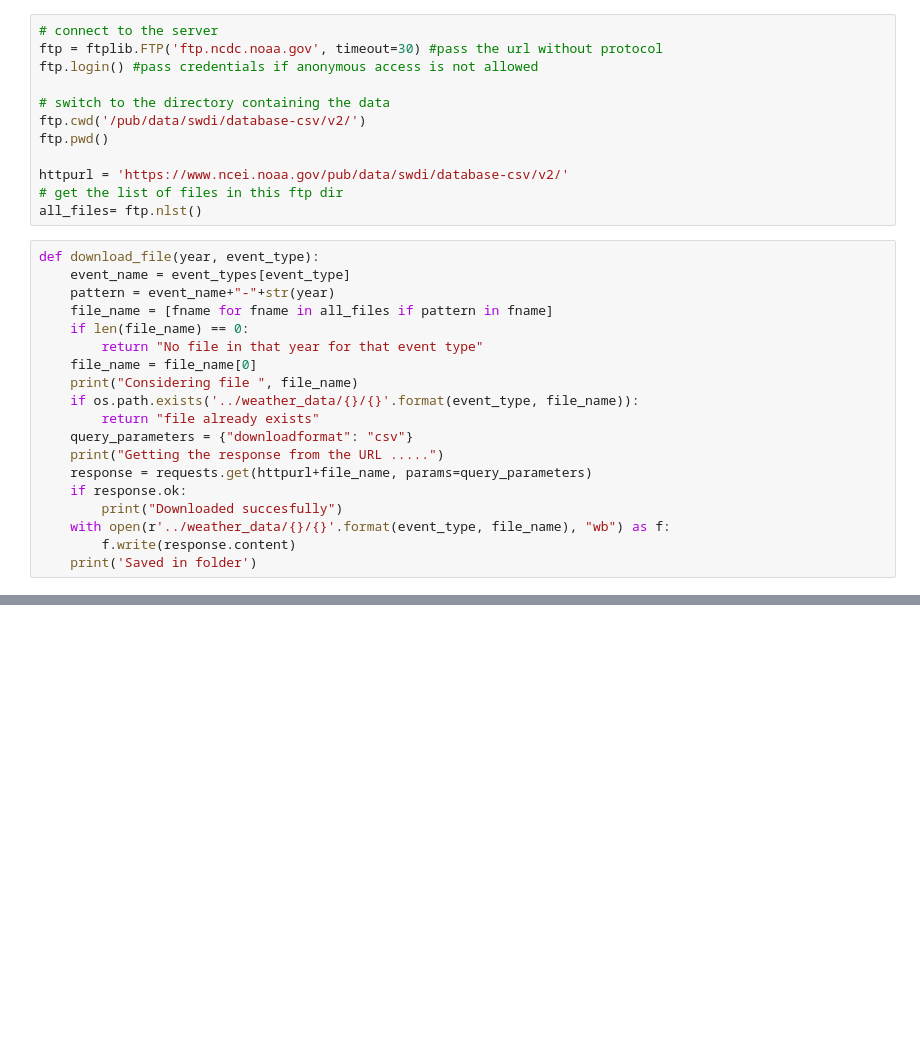
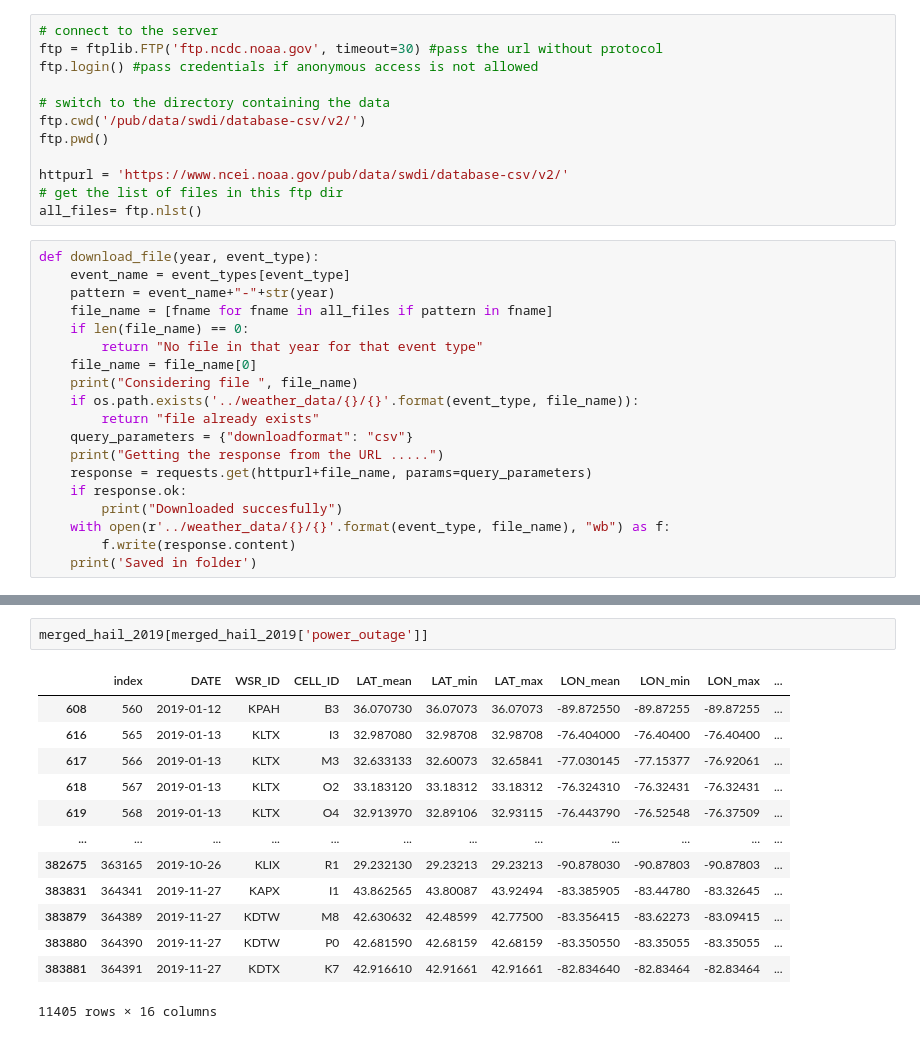
Before and after one commit to amourayuba/Power-Outage-Prediction, a Jupyter notebook: codes/merge.ipynb, the cells around one changed output, grey strips where cells are left out. Cells and saved outputs as stored; diff of their text form; blank space fills up the shorter version.

```diff
--- a/codes/merge.ipynb
+++ b/codes/merge.ipynb
@@ -144,0 +281,16 @@ merged_lightning_2019
+# %%
+merged_hail_2019[merged_hail_2019['power_outage']]
+# %% [output]
+|  | index | DATE | WSR_ID | CELL_ID | LAT_mean | LAT_min | LAT_max | LON_mean | LON_min | LON_max | ... |
+| 608 | 560 | 2019-01-12 | KPAH | B3 | 36.070730 | 36.07073 | 36.07073 | -89.872550 | -89.87255 | -89.87255 | ... |
+| 616 | 565 | 2019-01-13 | KLTX | I3 | 32.987080 | 32.98708 | 32.98708 | -76.404000 | -76.40400 | -76.40400 | ... |
+| 617 | 566 | 2019-01-13 | KLTX | M3 | 32.633133 | 32.60073 | 32.65841 | -77.030145 | -77.15377 | -76.92061 | ... |
+| 618 | 567 | 2019-01-13 | KLTX | O2 | 33.183120 | 33.18312 | 33.18312 | -76.324310 | -76.32431 | -76.32431 | ... |
+| 619 | 568 | 2019-01-13 | KLTX | O4 | 32.913970 | 32.89106 | 32.93115 | -76.443790 | -76.52548 | -76.37509 | ... |
+| ... | ... | ... | ... | ... | ... | ... | ... | ... | ... | ... | ... |
+| 382675 | 363165 | 2019-10-26 | KLIX | R1 | 29.232130 | 29.23213 | 29.23213 | -90.878030 | -90.87803 | -90.87803 | ... |
+| 383831 | 364341 | 2019-11-27 | KAPX | I1 | 43.862565 | 43.80087 | 43.92494 | -83.385905 | -83.44780 | -83.32645 | ... |
+| 383879 | 364389 | 2019-11-27 | KDTW | M8 | 42.630632 | 42.48599 | 42.77500 | -83.356415 | -83.62273 | -83.09415 | ... |
+| 383880 | 364390 | 2019-11-27 | KDTW | P0 | 42.681590 | 42.68159 | 42.68159 | -83.350550 | -83.35055 | -83.35055 | ... |
+| 383881 | 364391 | 2019-11-27 | KDTX | K7 | 42.916610 | 42.91661 | 42.91661 | -82.834640 | -82.83464 | -82.83464 | ... |
+11405 rows × 16 columns
```
Also changed, not shown: parts of 49 cells of this notebook.
